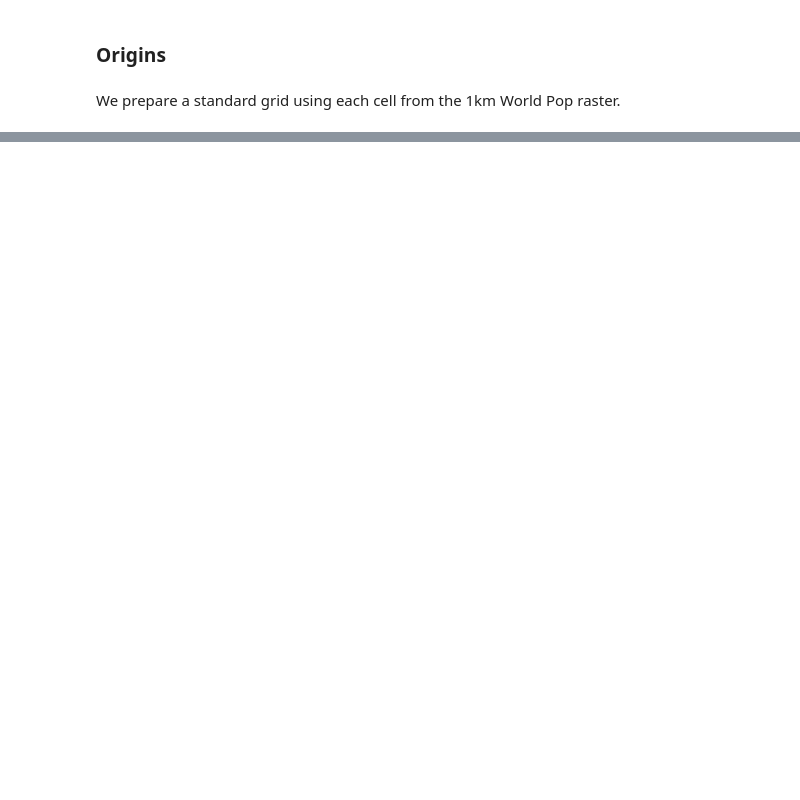
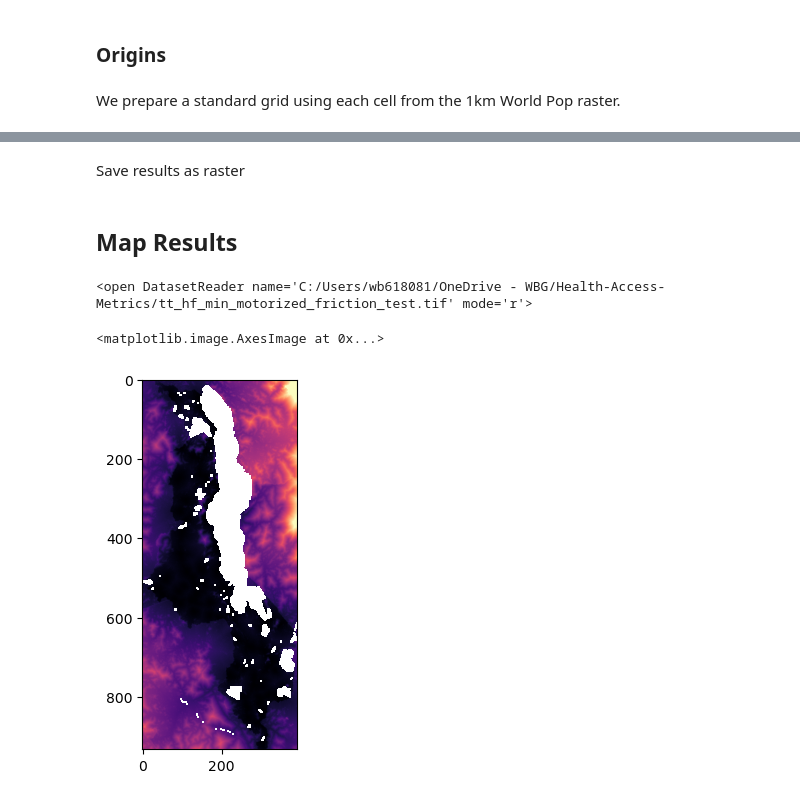
Before and after one commit to worldbank/Health-Access-Metrics, a Jupyter notebook: notebooks/HF_Access_raster.ipynb, the cells around one changed output, grey strips where cells are left out. Drawn from its saved outputs; the diff is of its cells as text; code cells hidden in the pictures; blank space fills up the shorter version.

```diff
--- a/notebooks/HF_Access_raster.ipynb
+++ b/notebooks/HF_Access_raster.ipynb
@@ -251,0 +411,5 @@ pandas.core.frame.DataFrame
+# %% [markdown]
+Save results as raster
+# %%
+# tt_raster = join(scratch_dir, f"tt_hf_min_motorized_friction_{facility}.tif")
+tt_raster = join(scratch_dir, f"tt_hf_min_motorized_friction_test.tif")
@@ -251,0 +423,12 @@ pandas.core.frame.DataFrame
+# %% [markdown]
+## Map Results
+# %%
+tt_rio = rio.open(tt_raster)
+tt_rio
+# %% [output]
+<open DatasetReader name='C:/Users/wb618081/OneDrive - WBG/Health-Access-Metrics/tt_hf_min_motorized_friction_test.tif' mode='r'>
+# %%
+plt.imshow(tt_rio.read(1), vmin=0, vmax=16, cmap='magma')
+# %% [output]
+<matplotlib.image.AxesImage at 0x...>
+[figure, added]
```
Also changed, not shown: parts of 39 cells of this notebook, 2 other files.
